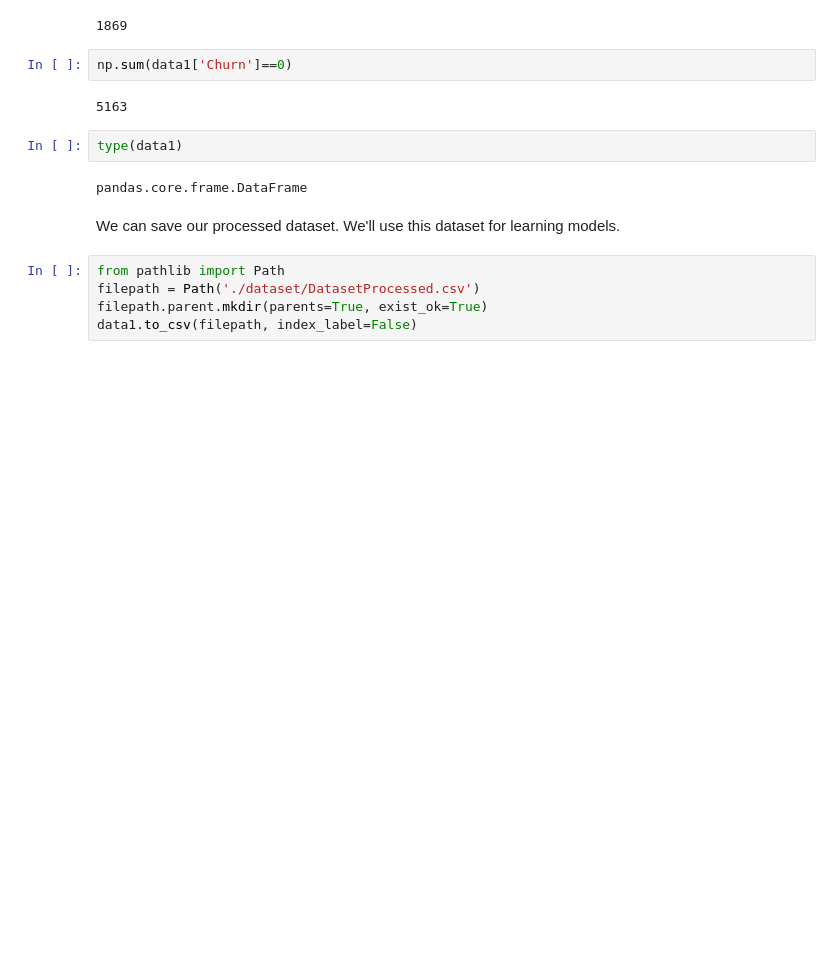
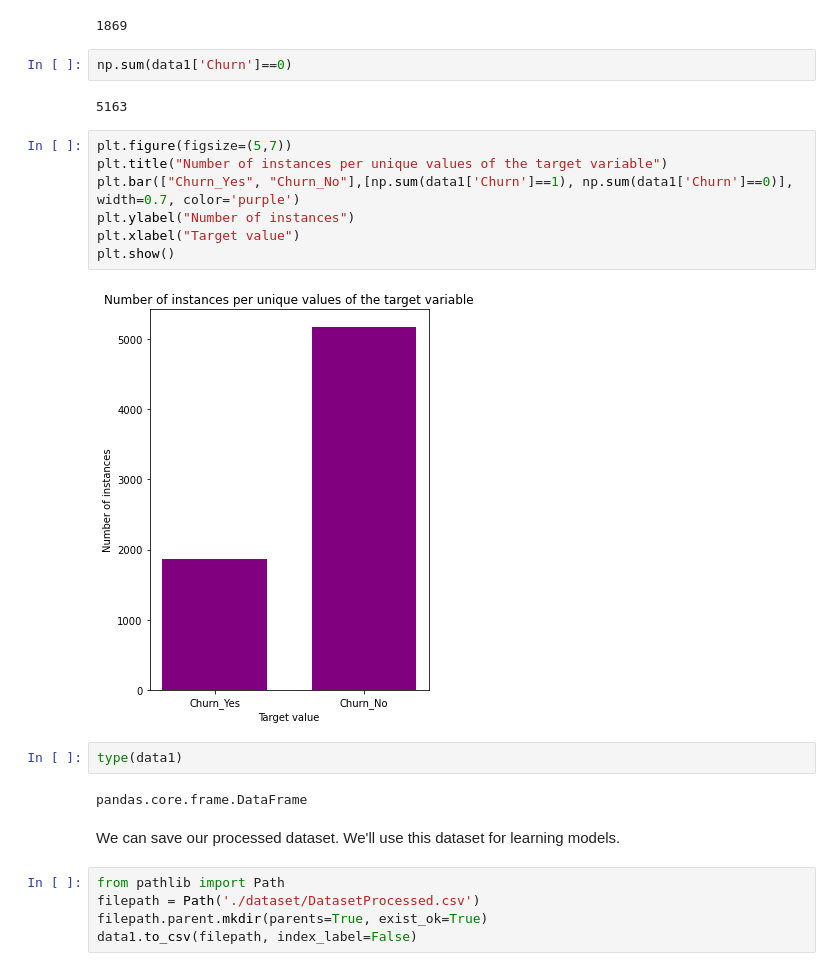
Before and after one commit to milicagaljak/TelcoCustomerChurn, a Jupyter notebook: 01_dataset_processing.ipynb, the cells around one changed output. Drawn from its saved outputs; the diff is of its cells as text; blank space fills up the shorter version.

```diff
--- a/01_dataset_processing.ipynb
+++ b/01_dataset_processing.ipynb
@@ -300,12 +300,21 @@ np.sum(data1['Churn']==1)
 np.sum(data1['Churn']==0)
 # %% [output]
 5163
+# %%
+plt.figure(figsize=(5,7))
+plt.title("Number of instances per unique values of the target variable")
+plt.bar(["Churn_Yes", "Churn_No"],[np.sum(data1['Churn']==1), np.sum(data1['Churn']==0)], width=0.7, color='purple')
+plt.ylabel("Number of instances")
+plt.xlabel("Target value")
+plt.show()
+# %% [output]
+[figure, added]
 # %%
 type(data1)
 # %% [output]
 pandas.core.frame.DataFrame
-# %% [markdown]
-We can save our processed dataset. We'll use this dataset for learning models.
+# %% [markdown]
+We can save our processed dataset. We'll use this dataset for learning models.
 # %%
 from pathlib import Path
 filepath = Path('./dataset/DatasetProcessed.csv')
```
Also changed, not shown: parts of 40 cells of this notebook.
